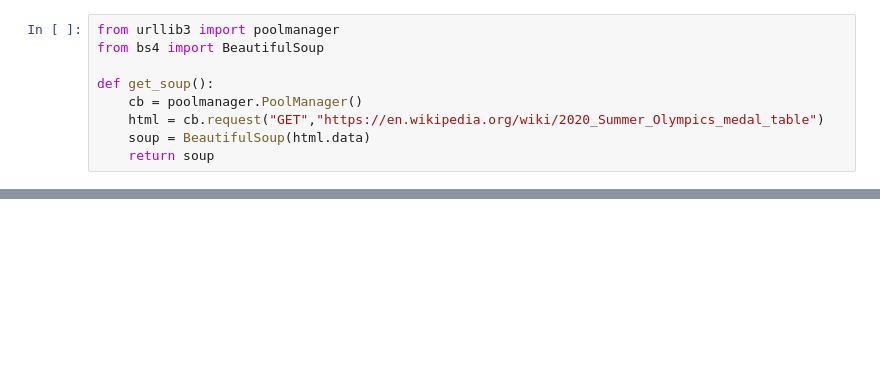
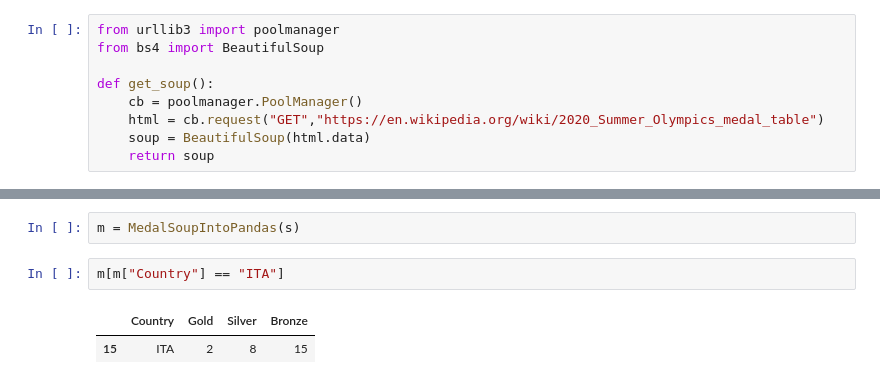
Before and after one commit to ElijahCGames/MedalTable, a Jupyter notebook: Medal Scraper.ipynb, the cells around one changed output, grey strips where cells are left out. Drawn from its saved outputs; the diff is of its cells as text; blank space fills up the shorter version.

```diff
--- a/Medal Scraper.ipynb
+++ b/Medal Scraper.ipynb
@@ -56,0 +72,7 @@ AttributeError: 'NoneType' object has no attribute 'get_text'
+# %%
+m = MedalSoupIntoPandas(s)
+# %%
+m[m["Country"] == "ITA"]
+# %% [output]
+|  | Country | Gold | Silver | Bronze |
+| 15 | ITA | 2 | 8 | 15 |
```
Also changed, not shown: parts of 3 cells of this notebook, 1 other file.
